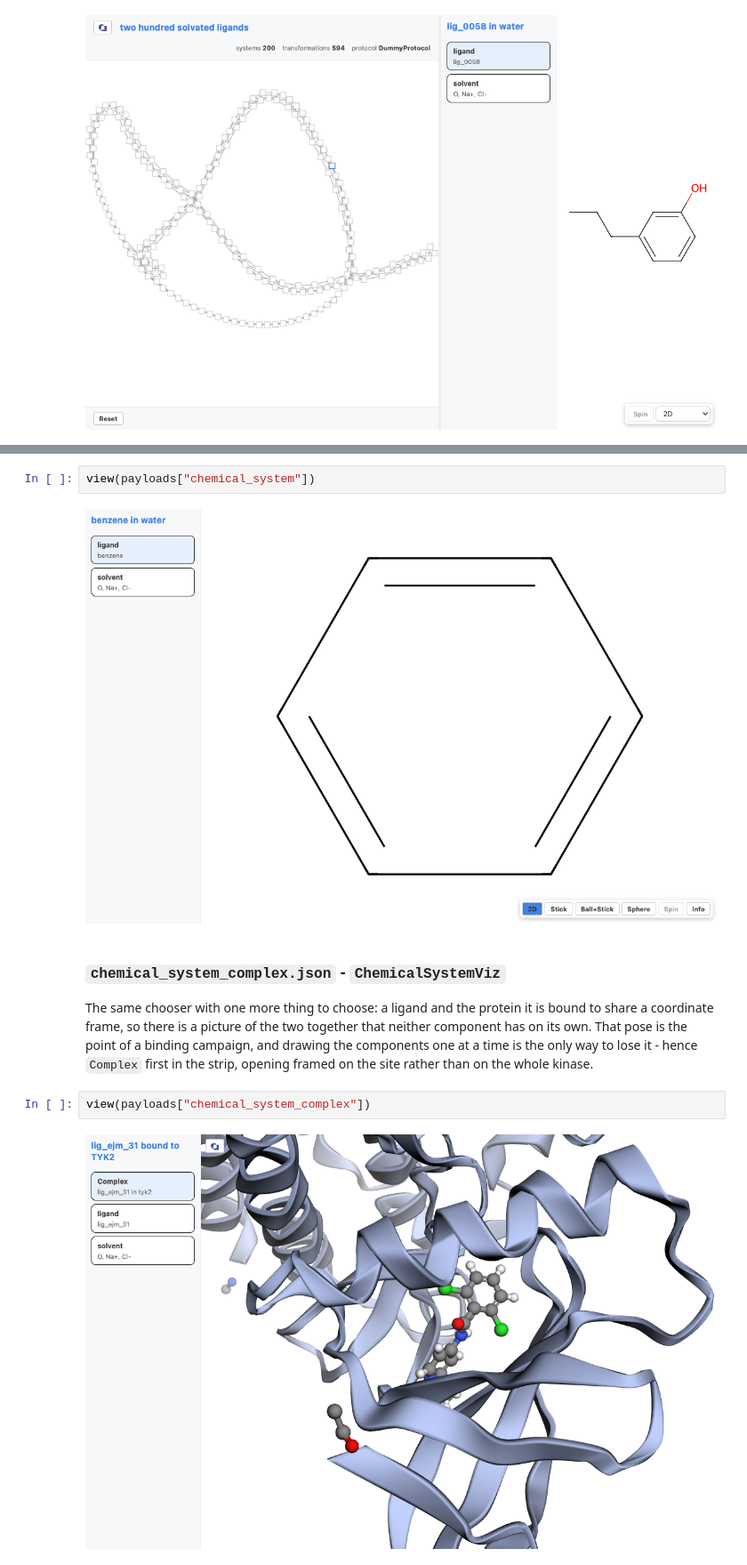
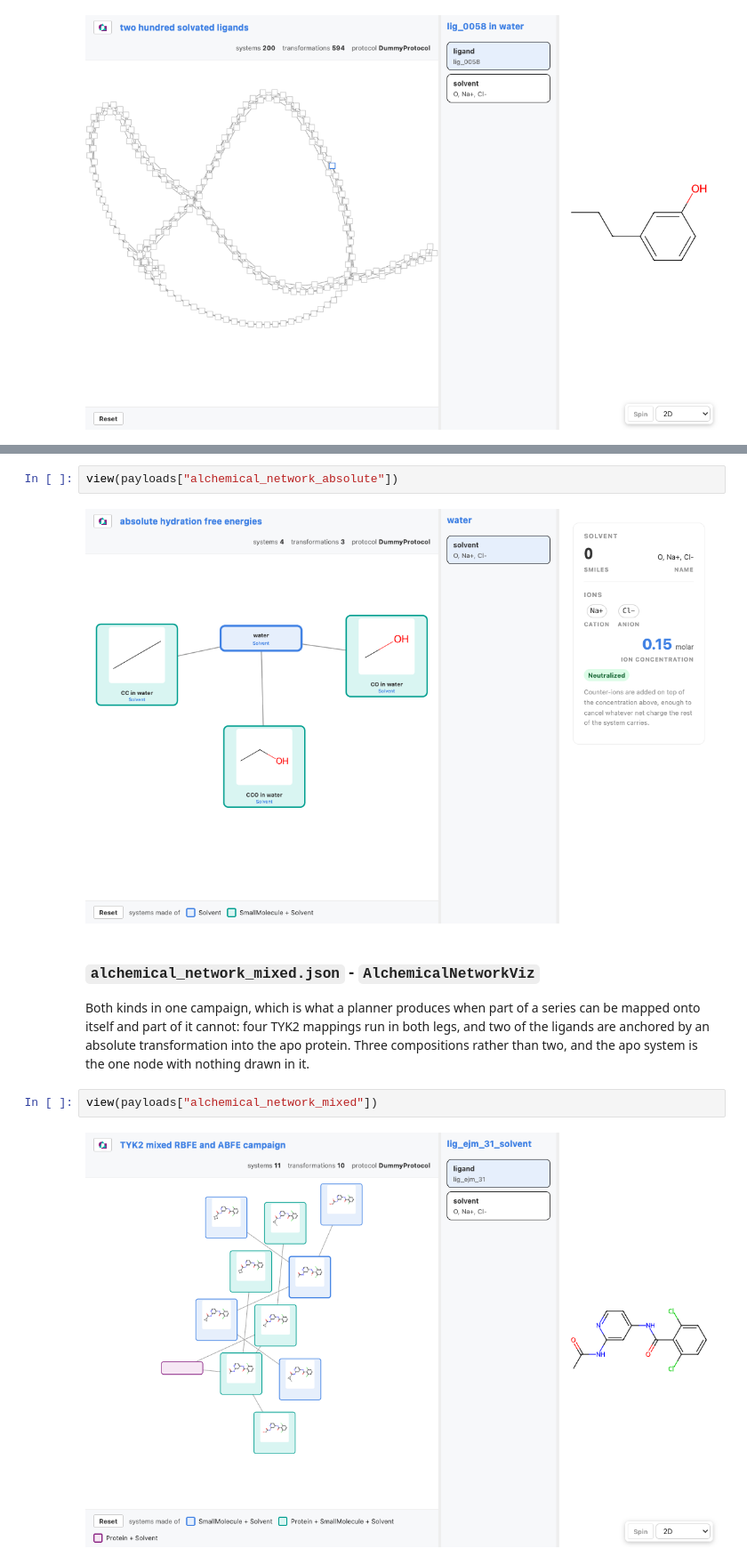
Before and after one commit to omsf-eco-infra/alchemy-viz, a Jupyter notebook: examples/notebooks/alchemy-viz-gallery.ipynb, the cells around one changed output, grey strips where cells are left out. Shown at 89% size. Drawn from its saved outputs; the diff is of its cells as text.

```diff
--- a/examples/notebooks/alchemy-viz-gallery.ipynb
+++ b/examples/notebooks/alchemy-viz-gallery.ipynb
@@ -198,13 +198,13 @@ The system's components down the left, the selected one drawn on the right in wh
 # %%
-view(payloads["chemical_system"])
+view(payloads["alchemical_network_absolute"])
 # %% [output]
-[figure, old version]
+[figure, new version]
 # %% [markdown]
-### `chemical_system_complex.json` - `ChemicalSystemViz`
+### `alchemical_network_mixed.json` - `AlchemicalNetworkViz`
 
-The same chooser with one more thing to choose: a ligand and the protein it is bound to share a coordinate frame, so there is a picture of the two together that neither component has on its own. That pose is the point of a binding campaign, and drawing the components one at a time is the only way to lose it - hence `Complex` first in the strip, opening framed on the site rather than on the whole kinase.
+Both kinds in one campaign, which is what a planner produces when part of a series can be mapped onto itself and part of it cannot: four TYK2 mappings run in both legs, and two of the ligands are anchored by an absolute transformation into the apo protein. Three compositions rather than two, and the apo system is the one node with nothing drawn in it.
 # %%
-view(payloads["chemical_system_complex"])
+view(payloads["alchemical_network_mixed"])
 # %% [output]
-[figure, old version]
+[figure, new version]
 # %% [markdown]
```
Also changed, not shown: parts of 9 cells of this notebook, 13 other files.
